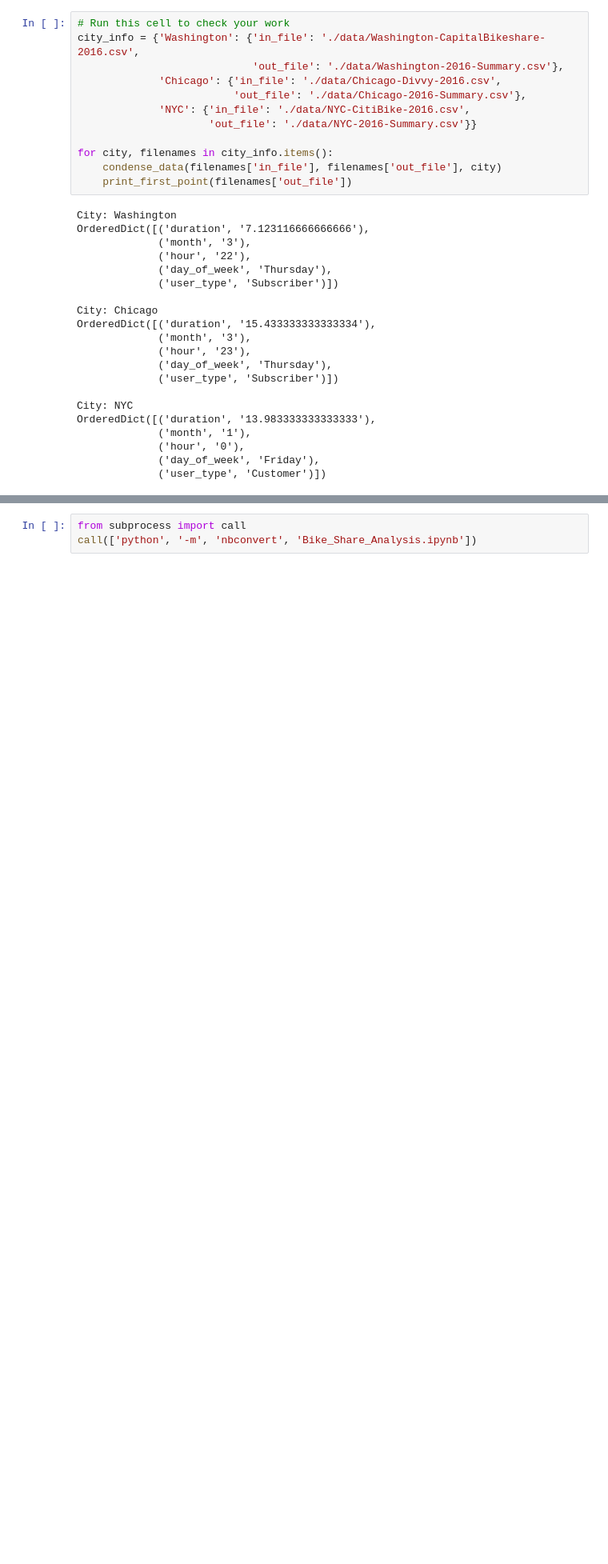
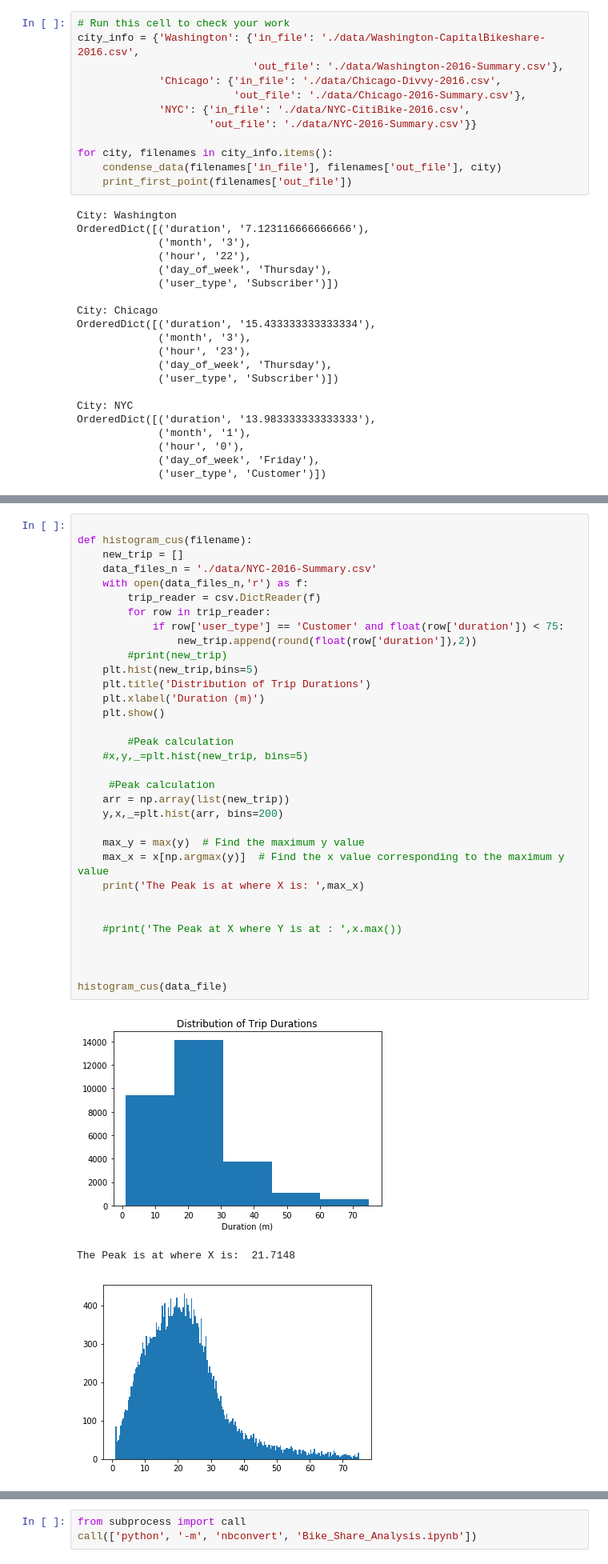
Before and after one commit to antonynickson/BikeShareData, a Jupyter notebook: Bike_Share_Analysis.ipynb, the cells around one changed output, grey strips where cells are left out. Shown: that part at 80% size. Drawn from its saved outputs; the diff is of its cells as text; blank space fills up the shorter version.

```diff
--- a/Bike_Share_Analysis.ipynb
+++ b/Bike_Share_Analysis.ipynb
@@ -343,0 +755,37 @@ OrderedDict([('duration', '13.983333333333333'),
+# %%
+
+def histogram_cus(filename):
+    new_trip = []
+    data_files_n = './data/NYC-2016-Summary.csv'
+    with open(data_files_n,'r') as f:
+        trip_reader = csv.DictReader(f)
+        for row in trip_reader:
+            if row['user_type'] == 'Customer' and float(row['duration']) < 75:
+                new_trip.append(round(float(row['duration']),2))
+        #print(new_trip)
+    plt.hist(new_trip,bins=5)
+    plt.title('Distribution of Trip Durations')
+    plt.xlabel('Duration (m)')
+    plt.show()
+
+        #Peak calculation
+    #x,y,_=plt.hist(new_trip, bins=5)
+
+     #Peak calculation
+    arr = np.array(list(new_trip))
+    y,x,_=plt.hist(arr, bins=200)
+
+    max_y = max(y)  # Find the maximum y value
+    max_x = x[np.argmax(y)]  # Find the x value corresponding to the maximum y value
+    print('The Peak is at where X is: ',max_x)
+
+
+    #print('The Peak at X where Y is at : ',x.max())
+
+
+
+histogram_cus(data_file)
+# %% [output]
+[figure, added]
+The Peak is at where X is:  21.7148
+[figure, added]
```
Also changed, not shown: parts of 22 cells of this notebook.
